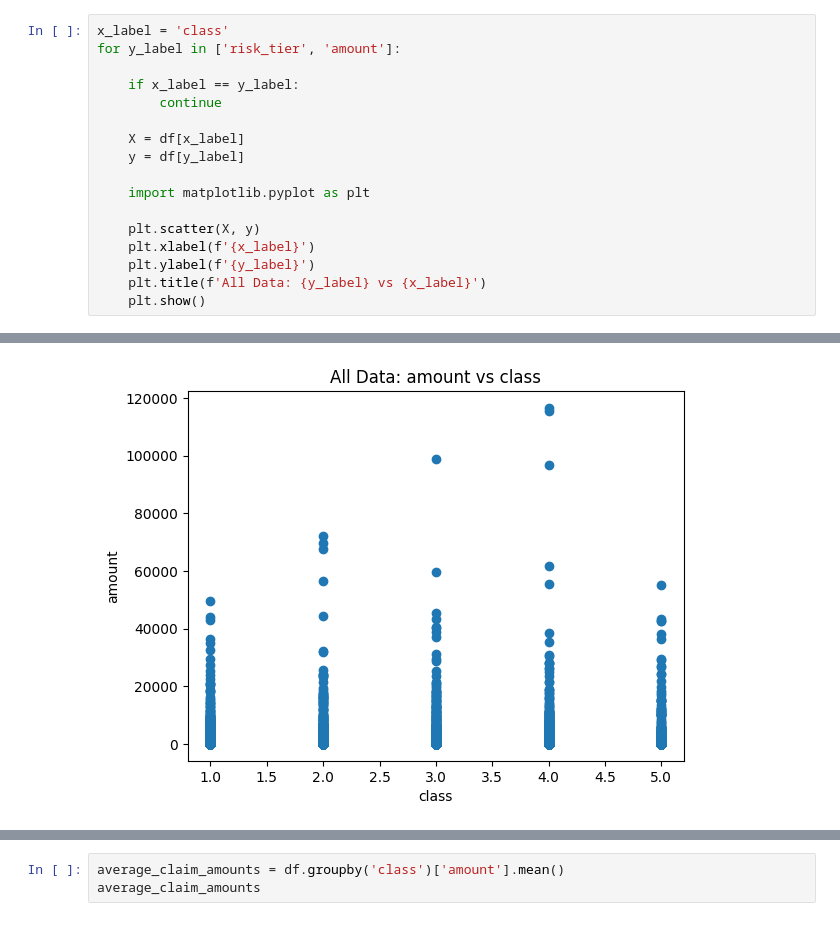
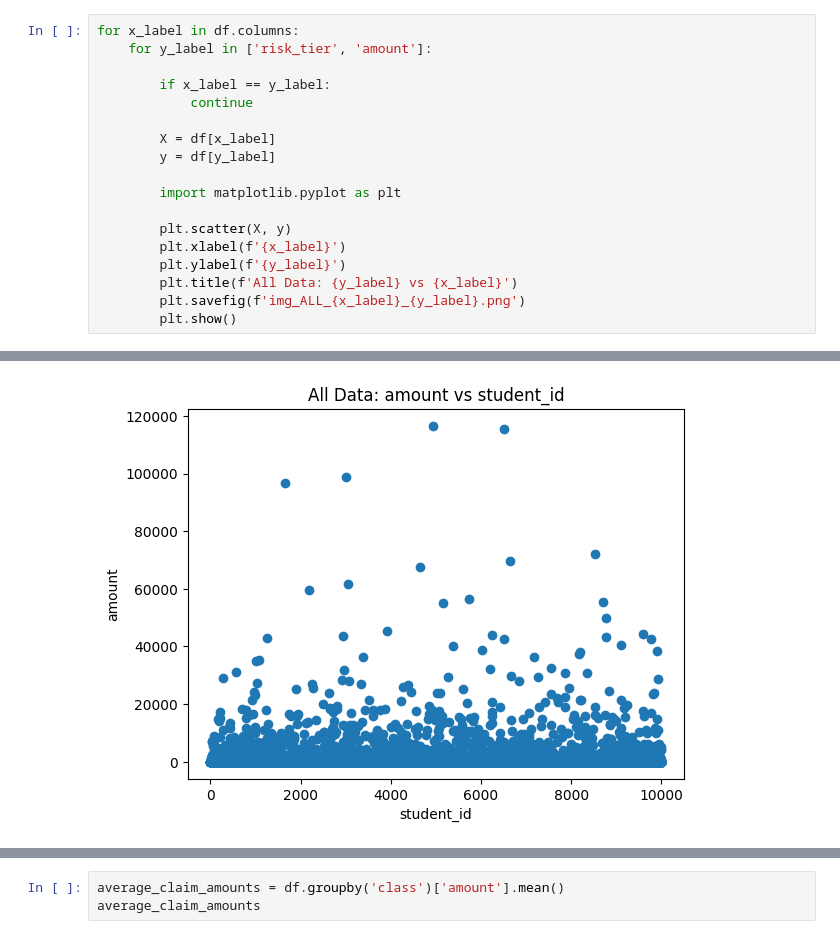
Before and after one commit to kyleosung/cas_casecomp_F24, a Jupyter notebook: kyleJ.ipynb, the cells around one changed output, grey strips where cells are left out. Saved outputs shown, nothing was run; the diff lists cells and outputs as text.

Commit message:
ALL MODELS AND IMAGES

```diff
--- a/kyleJ.ipynb
+++ b/kyleJ.ipynb
@@ -12,20 +12,21 @@ df.head()
 | 3 | 1 | Saiz, Leslie | 3 | Humanities | 1.203913 | 0 | 0 | 0.0 | 0.0 | ... |
 | 4 | 2 | Reddy, Dawna | 3 | Science | 0.609616 | 0 | 0 | 0.0 | 1.0 | ... |
 # %%
-x_label = 'class'
-for y_label in ['risk_tier', 'amount']:
+for x_label in df.columns:
+    for y_label in ['risk_tier', 'amount']:
 
-    if x_label == y_label:
-        continue
+        if x_label == y_label:
+            continue
 
-    X = df[x_label]
-    y = df[y_label]
+        X = df[x_label]
+        y = df[y_label]
 
-    import matplotlib.pyplot as plt
+        import matplotlib.pyplot as plt
 
-    plt.scatter(X, y)
-    plt.xlabel(f'{x_label}')
-    plt.ylabel(f'{y_label}')
-    plt.title(f'All Data: {y_label} vs {x_label}')
-    plt.show()
+        plt.scatter(X, y)
+        plt.xlabel(f'{x_label}')
+        plt.ylabel(f'{y_label}')
+        plt.title(f'All Data: {y_label} vs {x_label}')
+        plt.savefig(f'img_ALL_{x_label}_{y_label}.png')
+        plt.show()
 # %% [output]
@@ -33 +34 @@ for y_label in ['risk_tier', 'amount']:
-[figure, old version]
+[figure, new version]
```
Also changed, not shown: parts of 1 cell of this notebook, 43 other files.
